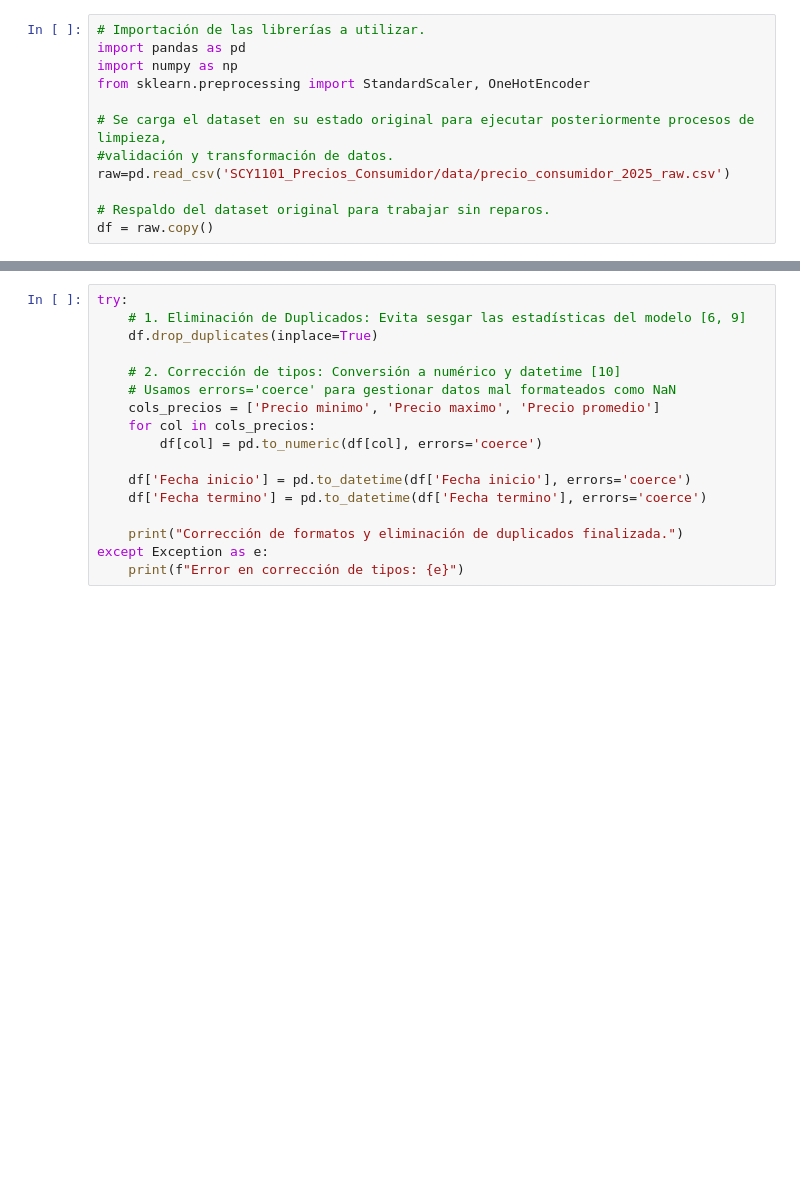
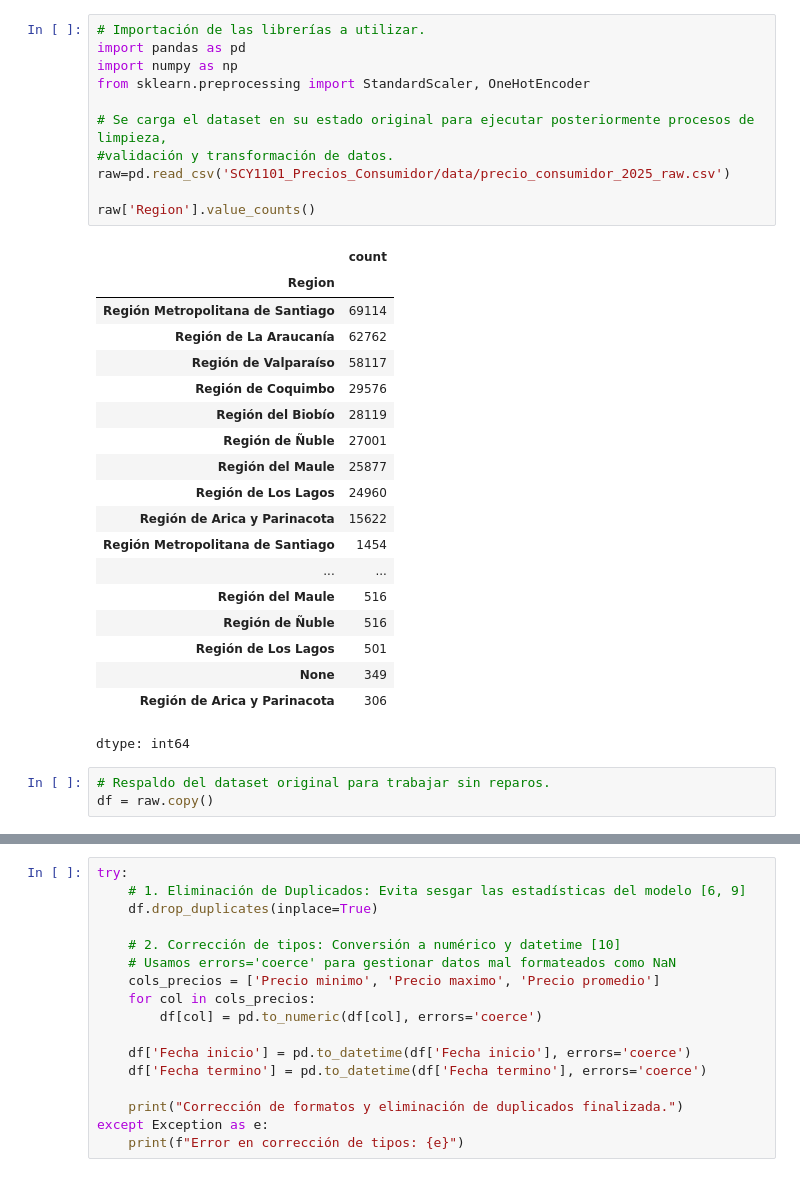
Before and after one commit to LtFordo/SCY1101_Precios_Consumidor, a Jupyter notebook: ProyectoProgramaciónCienciaDatos.ipynb, the cells around one changed output, grey strips where cells are left out. Saved outputs shown, nothing was run; the diff lists cells and outputs as text; blank space fills up the shorter version.

```diff
--- a/ProyectoProgramaciónCienciaDatos.ipynb
+++ b/ProyectoProgramaciónCienciaDatos.ipynb
@@ -11,15 +13,37 @@ Receiving objects: 100% (3/3), done.
 # %%
 # Importación de las librerías a utilizar.
 import pandas as pd
 import numpy as np
 from sklearn.preprocessing import StandardScaler, OneHotEncoder
 
 # Se carga el dataset en su estado original para ejecutar posteriormente procesos de limpieza,
 #validación y transformación de datos.
 raw=pd.read_csv('SCY1101_Precios_Consumidor/data/precio_consumidor_2025_raw.csv')
 
-# Respaldo del dataset original para trabajar sin reparos.
-df = raw.copy()
+raw['Region'].value_counts()
+# %% [output]
+|  | count |
+| Region |  |
+| Región Metropolitana de Santiago | 69114 |
+| Región de La Araucanía | 62762 |
+| Región de Valparaíso | 58117 |
+| Región de Coquimbo | 29576 |
+| Región del Biobío | 28119 |
+| Región de Ñuble | 27001 |
+| Región del Maule | 25877 |
+| Región de Los Lagos | 24960 |
+| Región de Arica y Parinacota | 15622 |
+| Región Metropolitana de Santiago | 1454 |
+| ... | ... |
+| Región del Maule | 516 |
+| Región de Ñuble | 516 |
+| Región de Los Lagos | 501 |
+| None | 349 |
+| Región de Arica y Parinacota | 306 |
+dtype: int64
+# %%
+# Respaldo del dataset original para trabajar sin reparos.
+df = raw.copy()
 # %%
 # =================================================================
 # FASE 1: AUDITORÍA DE INTEGRIDAD Y PROCEDENCIA
```
Also changed, not shown: parts of 5 cells of this notebook.
